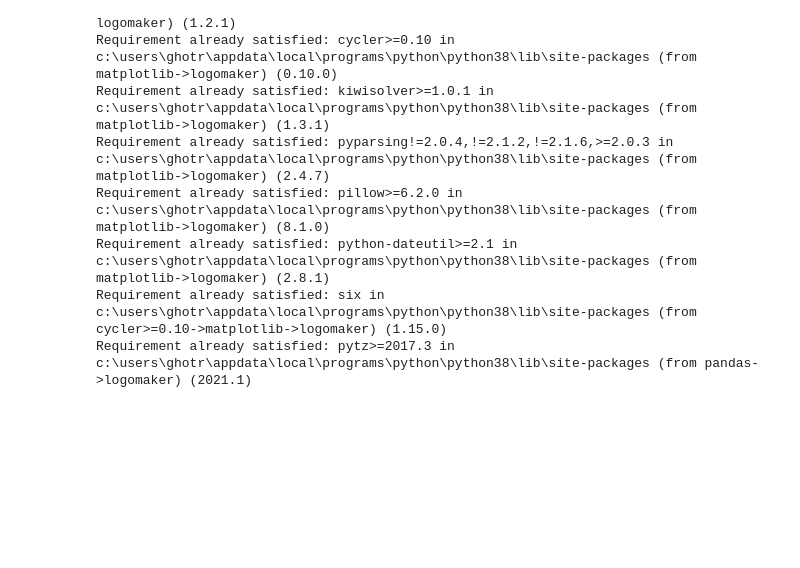
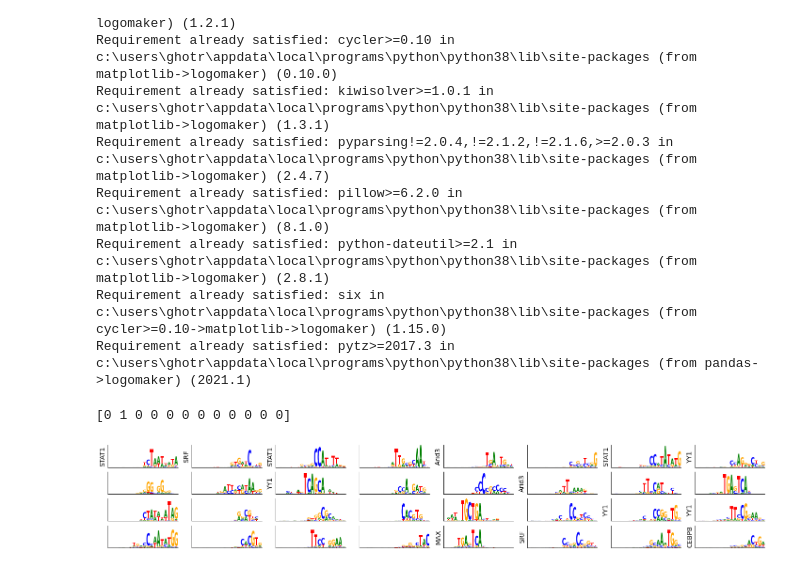
Before and after one commit to rghotra/ConvolutionalAttention, a Jupyter notebook: Official/MotifAnalysis.ipynb, the cells around one changed output. Cells and saved outputs as stored; diff of their text form; code cells hidden in the pictures; blank space fills up the shorter version.

```diff
--- a/Official/MotifAnalysis.ipynb
+++ b/Official/MotifAnalysis.ipynb
@@ -32,17 +32,27 @@ with h5py.File(io.BytesIO(data.content), 'r') as dataset:
     y_valid = np.array(dataset['Y_valid']).astype(np.int32)
     x_test = np.array(dataset['X_test']).astype(np.float32).transpose([0, 2, 1])
     y_test = np.array(dataset['Y_test']).astype(np.int32)
+
+print(y_test[0])
+# %% [output]
+[0 1 0 0 0 0 0 0 0 0 0 0]
 # %%
 categories = [i for i in os.walk('results')][0][1]
 for i in range(len(categories)):
     models = [i for i in os.walk(os.path.join('results', categories[i]))][0][1]
     for j in range(1, len(models)):
         num_filters = moana.count_meme_entries(os.path.join('motifs', categories[i], models[j] + '.meme'))
         motif_dir = os.path.join('results', categories[i], models[j], 'tomtom.tsv')
 
+        motif_dir = 'results/pools/model-20/tomtom.tsv'
+
         match_frac, match_any, filter_matches, filter_qvalues, true_qvalues, true_hits = evaluate.motif_comparison_synthetic_dataset(motif_dir, num_filters=num_filters)
 
-        """model = tf.keras.models.load_model(h5py.File(os.path.join('models', categories[i], models[j] + '.h5')))
+        model = tf.keras.models.load_model(h5py.File(os.path.join('models', categories[i], models[j] + '.h5')))
         ppms = moana.filter_activations(x_test, model, layer=3, window=20, threshold=0.5)
         fig = plt.figure(figsize=(25, 4))
-        impress.plot_filters(ppms, fig, num_cols=8, names=filter_matches, fontsize=14)"""
+        impress.plot_filters(ppms, fig, num_cols=8, names=filter_matches, fontsize=14)
+        break
+    break
+# %% [output]
+[figure, added]
```
